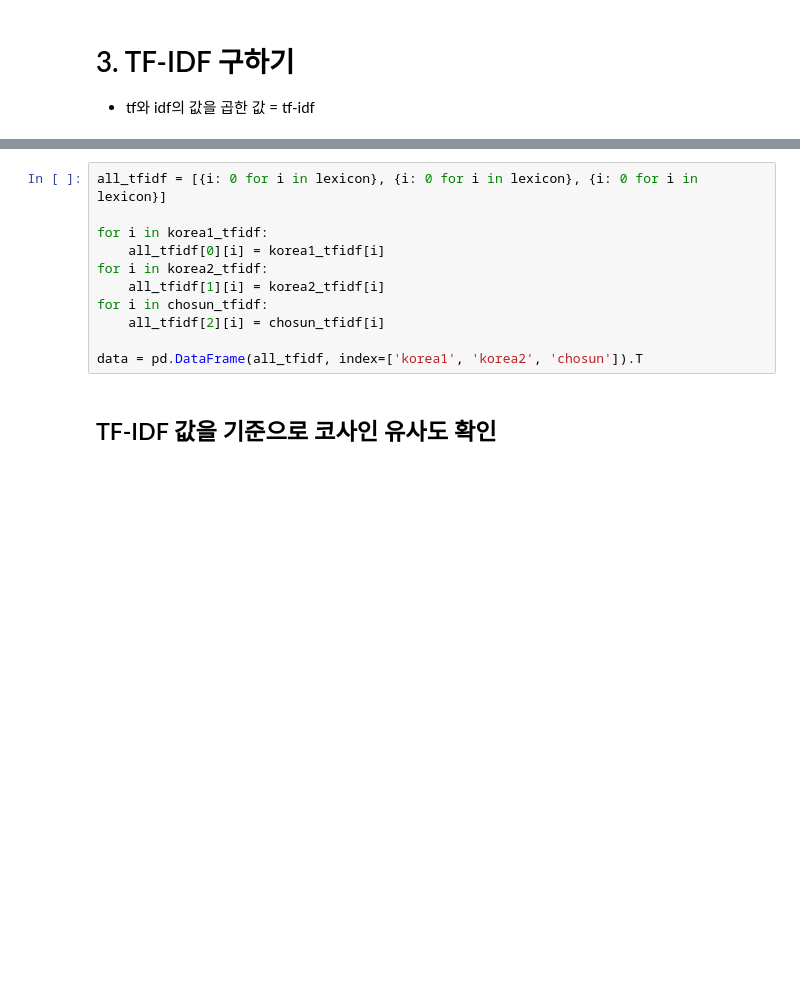
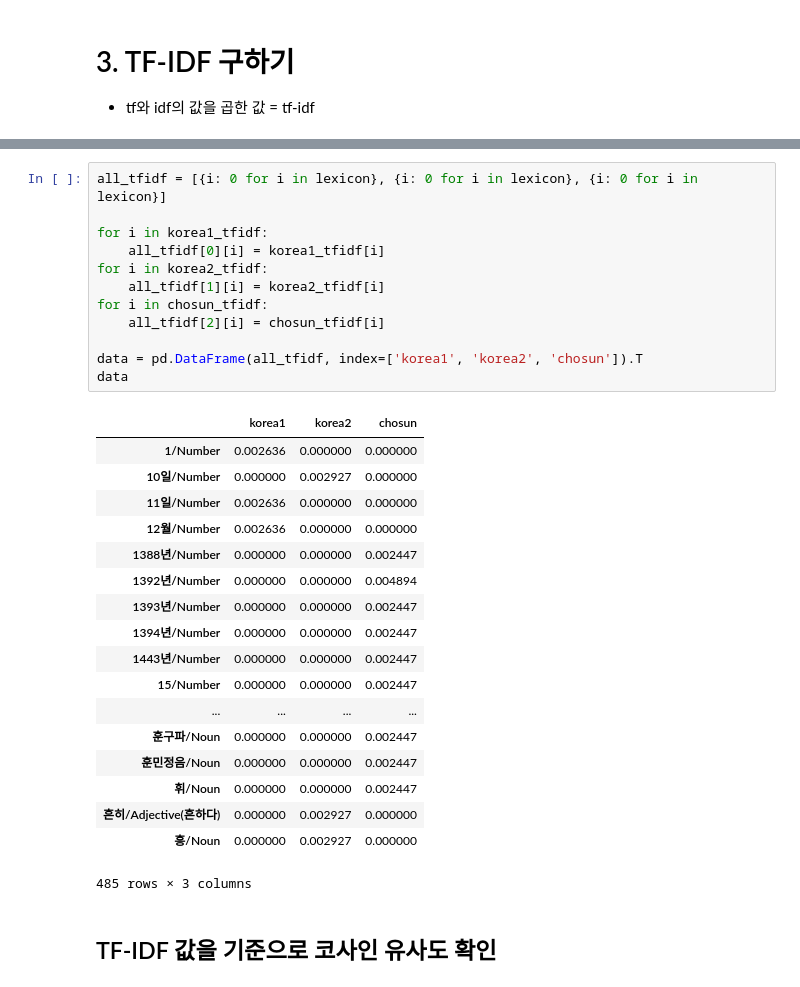
Before and after one commit to sucream/nlp_study, a Jupyter notebook: chap3/TF-IDF.ipynb, the cells around one changed output, grey strips where cells are left out. Saved outputs shown, nothing was run; the diff lists cells and outputs as text; blank space fills up the shorter version.

```diff
--- a/chap3/TF-IDF.ipynb
+++ b/chap3/TF-IDF.ipynb
@@ -559,14 +559,34 @@ pd.DataFrame(chosun_tfidf, index=['chosun_tfidf']).T
 # %%
 all_tfidf = [{i: 0 for i in lexicon}, {i: 0 for i in lexicon}, {i: 0 for i in lexicon}]
 
 for i in korea1_tfidf:
     all_tfidf[0][i] = korea1_tfidf[i]
 for i in korea2_tfidf:
     all_tfidf[1][i] = korea2_tfidf[i]
 for i in chosun_tfidf:
     all_tfidf[2][i] = chosun_tfidf[i]
 
 data = pd.DataFrame(all_tfidf, index=['korea1', 'korea2', 'chosun']).T
+data
+# %% [output]
+|  | korea1 | korea2 | chosun |
+| 1/Number | 0.002636 | 0.000000 | 0.000000 |
+| 10일/Number | 0.000000 | 0.002927 | 0.000000 |
+| 11일/Number | 0.002636 | 0.000000 | 0.000000 |
+| 12월/Number | 0.002636 | 0.000000 | 0.000000 |
+| 1388년/Number | 0.000000 | 0.000000 | 0.002447 |
+| 1392년/Number | 0.000000 | 0.000000 | 0.004894 |
+| 1393년/Number | 0.000000 | 0.000000 | 0.002447 |
+| 1394년/Number | 0.000000 | 0.000000 | 0.002447 |
+| 1443년/Number | 0.000000 | 0.000000 | 0.002447 |
+| 15/Number | 0.000000 | 0.000000 | 0.002447 |
+| ... | ... | ... | ... |
+| 훈구파/Noun | 0.000000 | 0.000000 | 0.002447 |
+| 훈민정음/Noun | 0.000000 | 0.000000 | 0.002447 |
+| 휘/Noun | 0.000000 | 0.000000 | 0.002447 |
+| 흔히/Adjective(흔하다) | 0.000000 | 0.002927 | 0.000000 |
+| 흥/Noun | 0.000000 | 0.002927 | 0.000000 |
+485 rows × 3 columns
 # %% [markdown]
 ## TF-IDF 값을 기준으로 코사인 유사도 확인
 # %%
```
Also changed, not shown: parts of 25 cells of this notebook, 1 other file.
